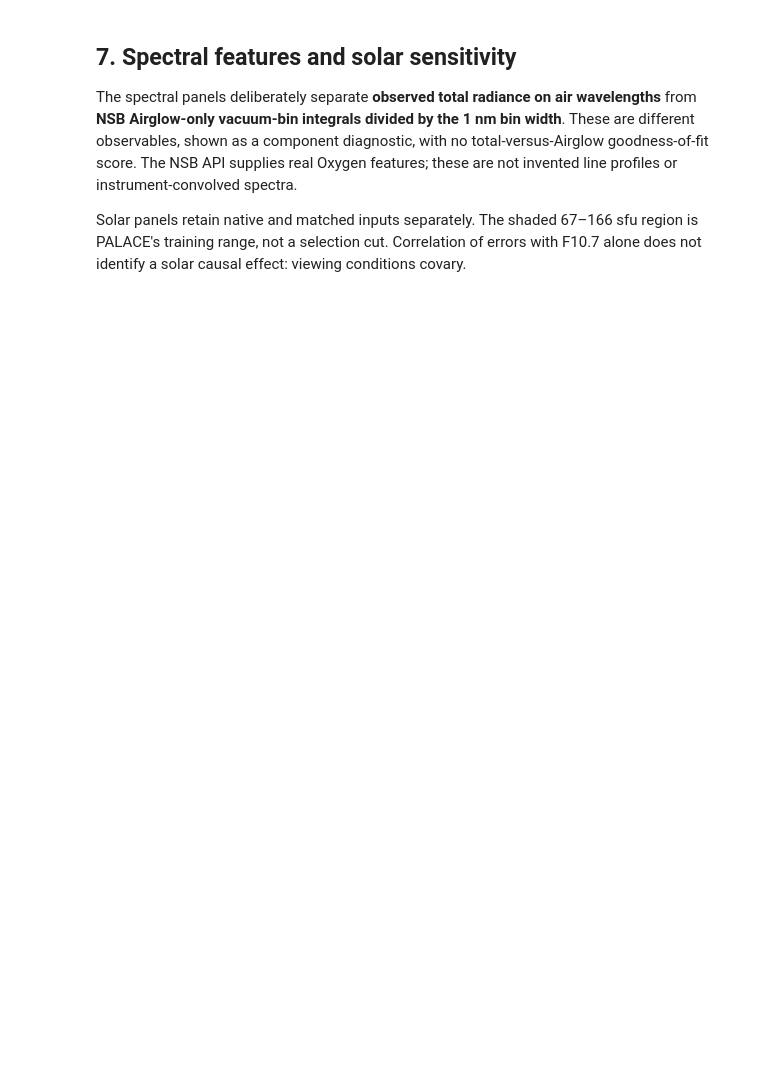
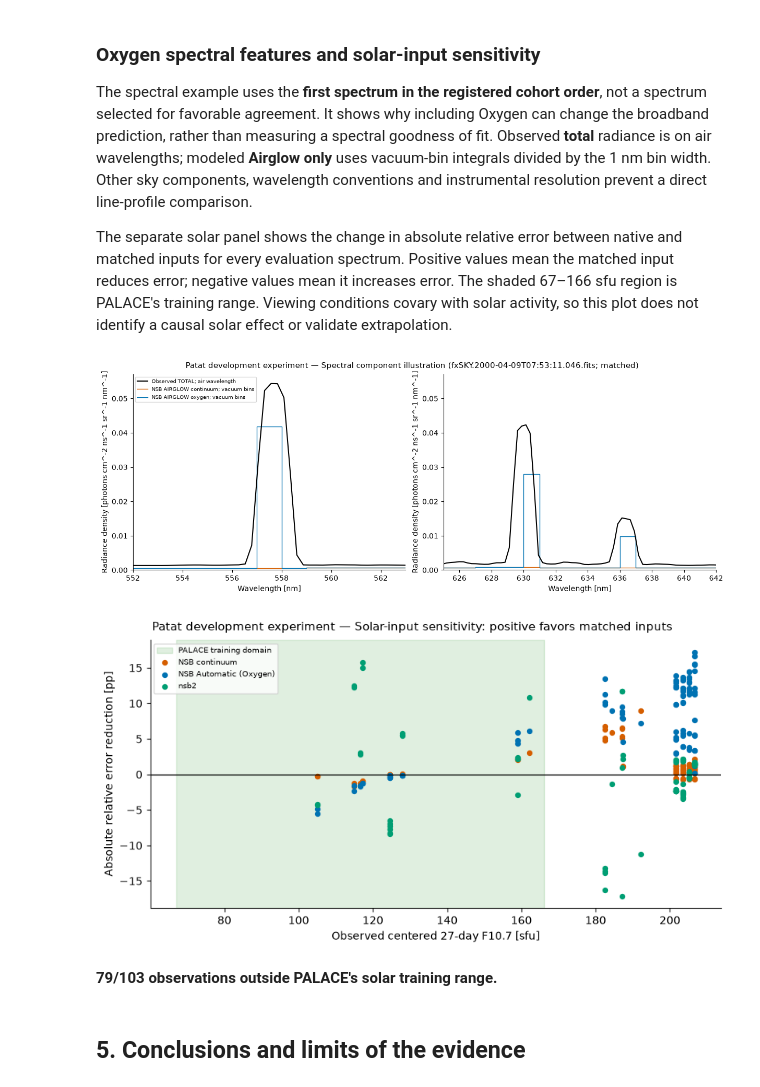
Before and after one commit to VPRamon/NSB, a Jupyter notebook: notebooks/NSB_Validation.ipynb, the cells around one changed output. Cells and saved outputs as stored; diff of their text form; code cells hidden in the pictures; blank space fills up the shorter version.

```diff
--- a/notebooks/NSB_Validation.ipynb
+++ b/notebooks/NSB_Validation.ipynb
@@ -172,8 +54,10 @@ if NSB2_COMMIT not in direct:
 # %%
 import ast
 import hashlib
+import importlib.metadata as metadata
 import json
 import platform
+import sys
 import re
 import tarfile
 import tempfile
@@ -194,8 +78,15 @@ from astropy.utils import iers
 from astropy.utils.data import cache_contents
 from IPython import get_ipython
 from IPython.display import Markdown, display
+import nsb
+import nsb2
 
 iers.conf.auto_download = False
 plt.rcParams.update({"font.size": 10, "axes.spines.top": False, "axes.spines.right": False})
 LABEL = "Patat development experiment"
 display(Markdown(f"**{LABEL}**"))
+# Registered Paranal geometry and comparison definitions.
+SITE = {"longitude": -70.4045, "latitude": -24.6272, "height": 2635.0}
+MODELS = ("NSB continuum", "NSB Automatic", "nsb2")
+COMPONENTS = ("zodiacal", "airglow", "starlight", "moonlight")
+DENSITY_UNIT = 1 / u.ns / u.cm**2 / u.sr / u.nm
@@ -837,7 +538,7 @@ def starlight_fraction():
 
 
 def prepare_nsb2_reference_assets():
-    """Populate Astropy's URL-keyed cache using the exact pinned nsb2 sources.
+    """Populate Astropy's URL-keyed cache using nsb2's published sources.
 
     There are no replacement spectra, alternative model inputs or silent
     scientific fallbacks. Cache hits avoid network access on repeated runs.
@@ -860,11 +561,11 @@ def prepare_nsb2_reference_assets():
     inventory = {}
     for label, url in inputs:
         cached = is_url_in_cache(url)
-        attempts = 1 if cached else NSB2_ASSET_ATTEMPTS
+        attempts = 1 if cached else 3
         for attempt in range(1, attempts + 1):
             try:
                 file = download_file(
-                    url, cache=True, show_progress=False, timeout=NSB2_ASSET_TIMEOUT
+                    url, cache=True, show_progress=False, timeout=90
                 )
                 break
             except (OSError, TimeoutError) as error:
@@ -876,7 +577,7 @@ def prepare_nsb2_reference_assets():
                 if attempt == attempts:
                     raise RuntimeError(
                         f"Could not acquire nsb2 asset '{label}' after {attempts} "
-                        f"attempt(s) (timeout {NSB2_ASSET_TIMEOUT:g}s per request): {url}. "
+                        f"attempt(s) (timeout 90s per request): {url}. "
                         "Check network access from the notebook runtime; retry later or "
                         "reuse a previously populated Astropy cache. "
                         "The observational comparison cannot use substituted data."
@@ -903,7 +604,6 @@ class Models:
 
         import nsb
 
-        iers.conf.auto_download = False
         self.nsb, self.siderust = nsb, siderust
         self.observer = siderust.Observer(
             lon_deg=SITE["longitude"], lat_deg=SITE["latitude"], height_m=SITE["height"]
@@ -912,7 +612,7 @@ class Models:
             SITE["longitude"] * u.deg, SITE["latitude"] * u.deg, SITE["height"] * u.m
         )
         from astropy.utils import data as astropy_data
-        astropy_data.conf.remote_timeout = NSB2_ASSET_TIMEOUT
+        astropy_data.conf.remote_timeout = 90
         print(
             "Preparing nsb2 reference assets (pinned upstream URLs; Astropy cache)",
             flush=True,
@@ -1333,53 +1166,65 @@ for scenario, result in metrics.items():
 # %% [markdown]
-## 7. Spectral features and solar sensitivity
+### Oxygen spectral features and solar-input sensitivity
 
-The spectral panels deliberately separate **observed total radiance on air
-wavelengths** from **NSB Airglow-only vacuum-bin integrals divided by the 1 nm bin
-width**. These are different observables, shown as a component diagnostic, with
-no total-versus-Airglow goodness-of-fit score. The NSB API supplies real Oxygen
-features; these are not invented line profiles or instrument-convolved spectra.
+The spectral example uses the **first spectrum in the registered cohort order**,
+not a spectrum selected for favorable agreement. It shows why including Oxygen can
+change the broadband prediction, rather than measuring a spectral goodness of fit.
+Observed **total** radiance is on air wavelengths; modeled **Airglow only** uses
+vacuum-bin integrals divided by the 1 nm bin width. Other sky components, wavelength
+conventions and instrumental resolution prevent a direct line-profile comparison.
 
-Solar panels retain native and matched inputs separately. The shaded 67–166 sfu
-region is PALACE's training range, not a selection cut. Correlation of errors with
-F10.7 alone does not identify a solar causal effect: viewing conditions covary.
+The separate solar panel shows the change in absolute relative error between native
+and matched inputs for every evaluation spectrum. Positive values mean the matched
+input reduces error; negative values mean it increases error. The shaded 67–166 sfu
+region is PALACE's training range. Viewing conditions covary with solar activity,
+so this plot does not identify a causal solar effect or validate extrapolation.
 # %%
 if spectral:
-    fig, axes = plt.subplots(1, 3, figsize=(16, 4.5), layout="constrained")
+    fig, axes = plt.subplots(1, 2, figsize=(12, 4.5), layout="constrained")
     edges = np.array(spectral["vacuum_bin_edges_nm"])
-    for ax, limits in zip(axes[:2], ((552, 563), (625, 642)), strict=True):
+    for ax, limits in zip(axes, ((552, 563), (625, 642)), strict=True):
         ax.plot(
             spectral["air_wavelength_nm"],
             spectral["observed_total_density"],
             color="black",
             label="Observed TOTAL; air wavelength",
         )
         for name in ("continuum", "oxygen"):
             ax.stairs(
                 np.array(spectral[name]) / np.diff(edges),
                 edges,
                 label=f"NSB AIRGLOW {name}; vacuum bins",
+                color=COLORS["NSB continuum" if name == "continuum" else "NSB Automatic"],
             )
         ax.set(xlim=limits, xlabel="Wavelength [nm]", ylabel=f"Radiance density [{UNIT} nm^-1]")
     axes[0].legend(fontsize=7)
-    if "matched" in metrics:
+    show_figure(fig, f"Spectral component illustration ({spectral['id']}; {spectral['scenario']})")
+    if {"native", "matched"} <= set(metrics):
+        fig, ax = plt.subplots(figsize=(8, 4.2), layout="constrained")
         f27 = np.array([rows[i]["f27"] for i in evaluation])
-        axes[2].axvspan(67, 166, alpha=0.12, color="green", label="PALACE training domain")
+        ax.axvspan(67, 166, alpha=0.12, color="green", label="PALACE training domain")
         for model in MODELS:
             native = np.array([r["total"] for r in predictions["native"][model]])[evaluation]
             matched = np.array([r["total"] for r in predictions["matched"][model]])[evaluation]
-            axes[2].scatter(f27, (abs(native - y) - abs(matched - y)) / y, s=12, label=model)
-        axes[2].axhline(0, color="black", lw=1)
-        axes[2].set(
+            ax.scatter(f27, 100 * (abs(native - y) - abs(matched - y)) / y, s=18, color=COLORS[model], label=DISPLAY_NAMES[model])
+        ax.axhline(0, color="black", lw=1)
+        ax.set(
             xlabel="Observed centered 27-day F10.7 [sfu]",
-            ylabel="Relative AE(native) − AE(matched)",
+            ylabel="Absolute relative error reduction [pp]",
         )
-        axes[2].legend(fontsize=7)
+        ax.legend(fontsize=7)
+        show_figure(fig, "Solar-input sensitivity: positive favors matched inputs")
     else:
-        axes[2].text(0.1, 0.5, "Matched solar scenario unavailable", transform=axes[2].transAxes)
-    show_figure(fig, f"Spectral component diagnostic ({spectral['id']}); solar-input sensitivity")
+        display(Markdown("**Solar sensitivity unavailable:** both native and matched scenarios must be valid."))
     if "solar" in provenance:
         display(
             Markdown(
                 f"**{provenance['solar']['outside_palace_training']}/103 observations outside PALACE's solar training range.**"
             )
         )
+# %% [output]
+[figure, added]
+[figure, added]
+**79/103 observations outside PALACE's solar training range.**
+# %% [markdown]
+## 5. Conclusions and limits of the evidence
```
Also changed, not shown: parts of 31 cells of this notebook, 1 other file.
